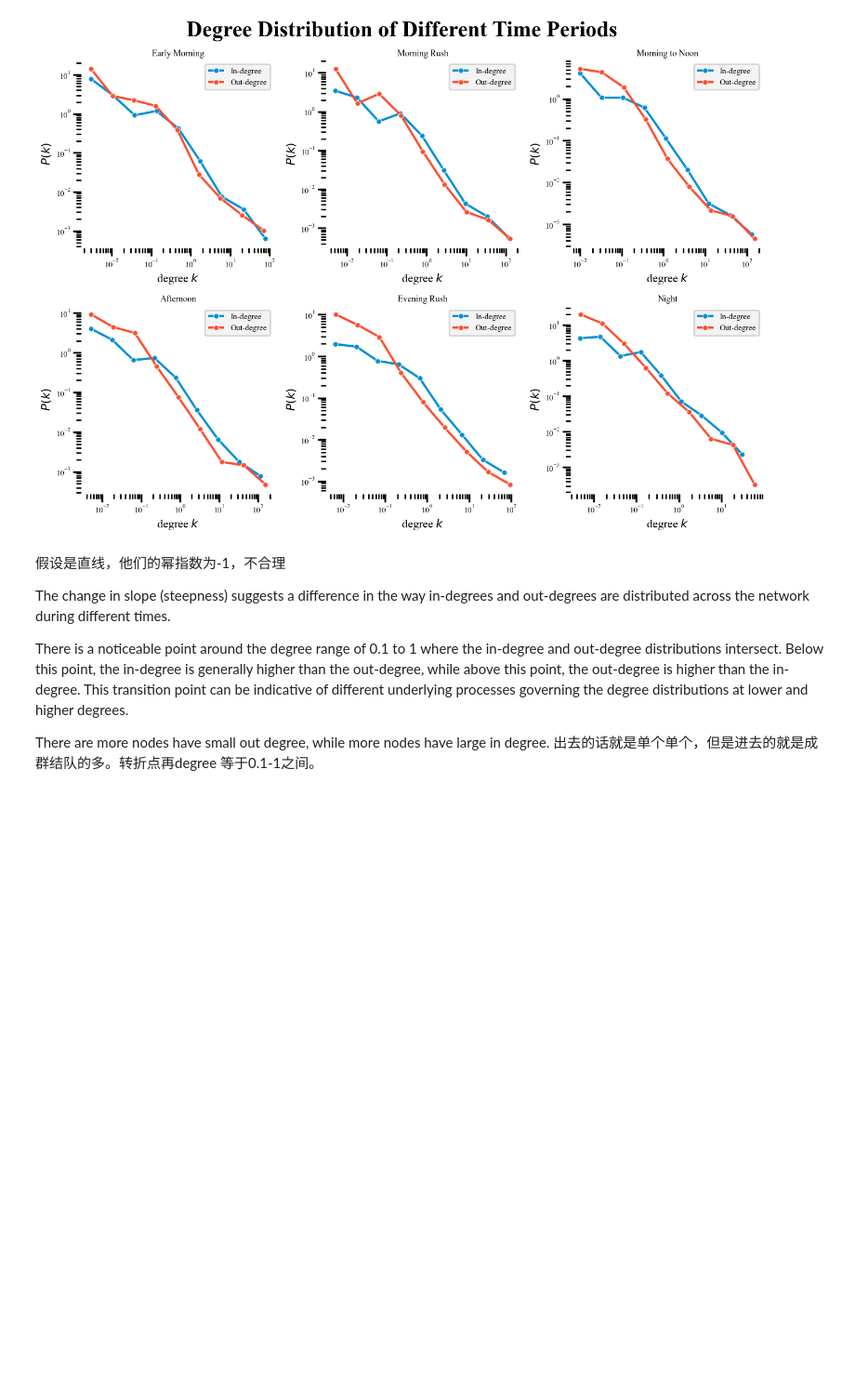
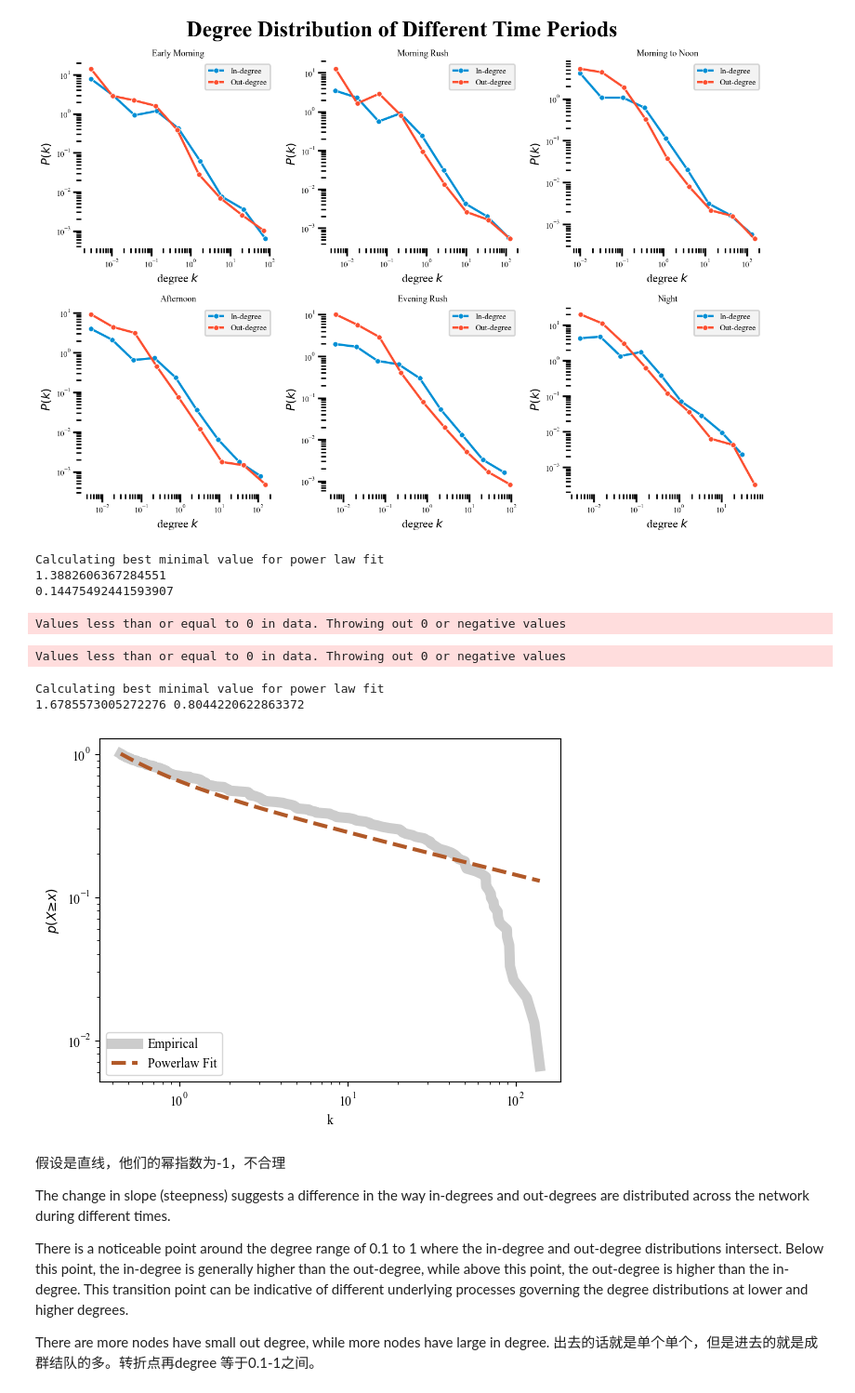
Before and after one commit to EXID-G/Bigscity-LibCity, a Jupyter notebook: !mywork/network.ipynb, the cells around one changed output. Shown: that part at 93% size. Cells and saved outputs as stored; diff of their text form; code cells hidden in the pictures; blank space fills up the shorter version.

```diff
--- a/!mywork/network.ipynb
+++ b/!mywork/network.ipynb
@@ -288,6 +288,38 @@ with plt.style.context("fivethirtyeight"), sns.plotting_context(context="poster"
 # plt.savefig("output/plot/Degree distribution of different time periods.pdf",bbox_inches="tight",transparent=True)
 # %% [output]
 [figure]
+# %%
+import powerlaw
+
+degrees=np.array(list(dict(G_total.in_degree(weight = "flow")).values()))
+results = powerlaw.Fit(degrees);
+print(results.power_law.alpha)
+print(results.power_law.xmin)
+# %% [output]
+Calculating best minimal value for power law fit
+1.3882606367284551
+0.14475492441593907
+Values less than or equal to 0 in data. Throwing out 0 or negative values
+# %%
+
+fit = powerlaw.Fit(degrees, discrete=True);
+FigCCDF = fit.plot_ccdf(color='k',alpha=0.2, lw=8, label=r"Empirical");
+fit.power_law.plot_ccdf(color='#b15928', linestyle='--', lw=3, ax=FigCCDF, label="Powerlaw Fit");
+
+# adjust the labels
+FigCCDF.set_ylabel("$p(X≥x)$")
+FigCCDF.set_xlabel("k")
+handles, labels = FigCCDF.get_legend_handles_labels()
+leg = FigCCDF.legend(handles, labels, loc=3)
+leg.draw_frame(True)
+
+R, p = results.distribution_compare('power_law', 'lognormal_positive')
+print(R, p)
+# %% [output]
+Values less than or equal to 0 in data. Throwing out 0 or negative values
+Calculating best minimal value for power law fit
+1.6785573005272276 0.8044220622863372
+[figure, added]
 # %% [markdown]
 假设是直线，他们的幂指数为-1，不合理
 
```
Also changed, not shown: parts of 5 cells of this notebook.
